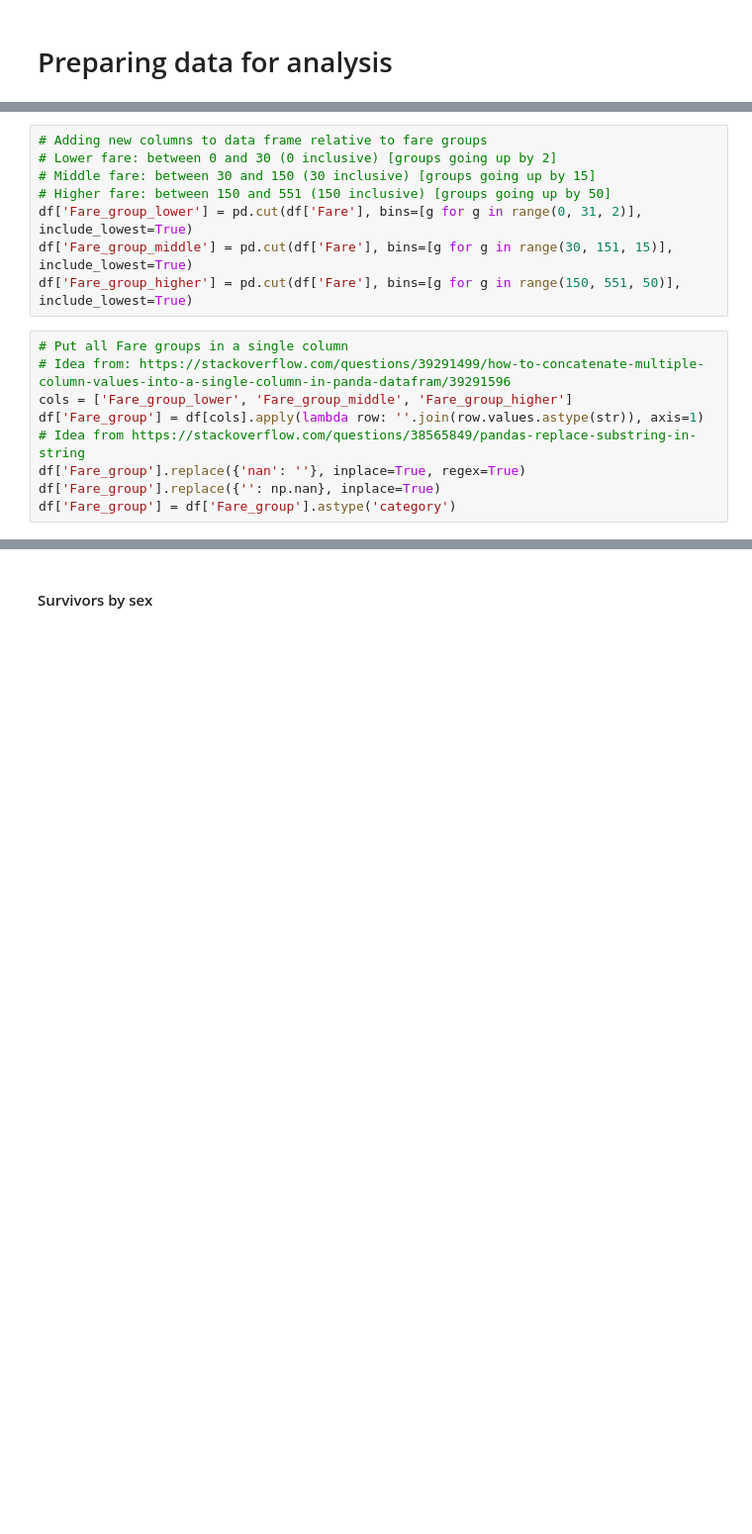
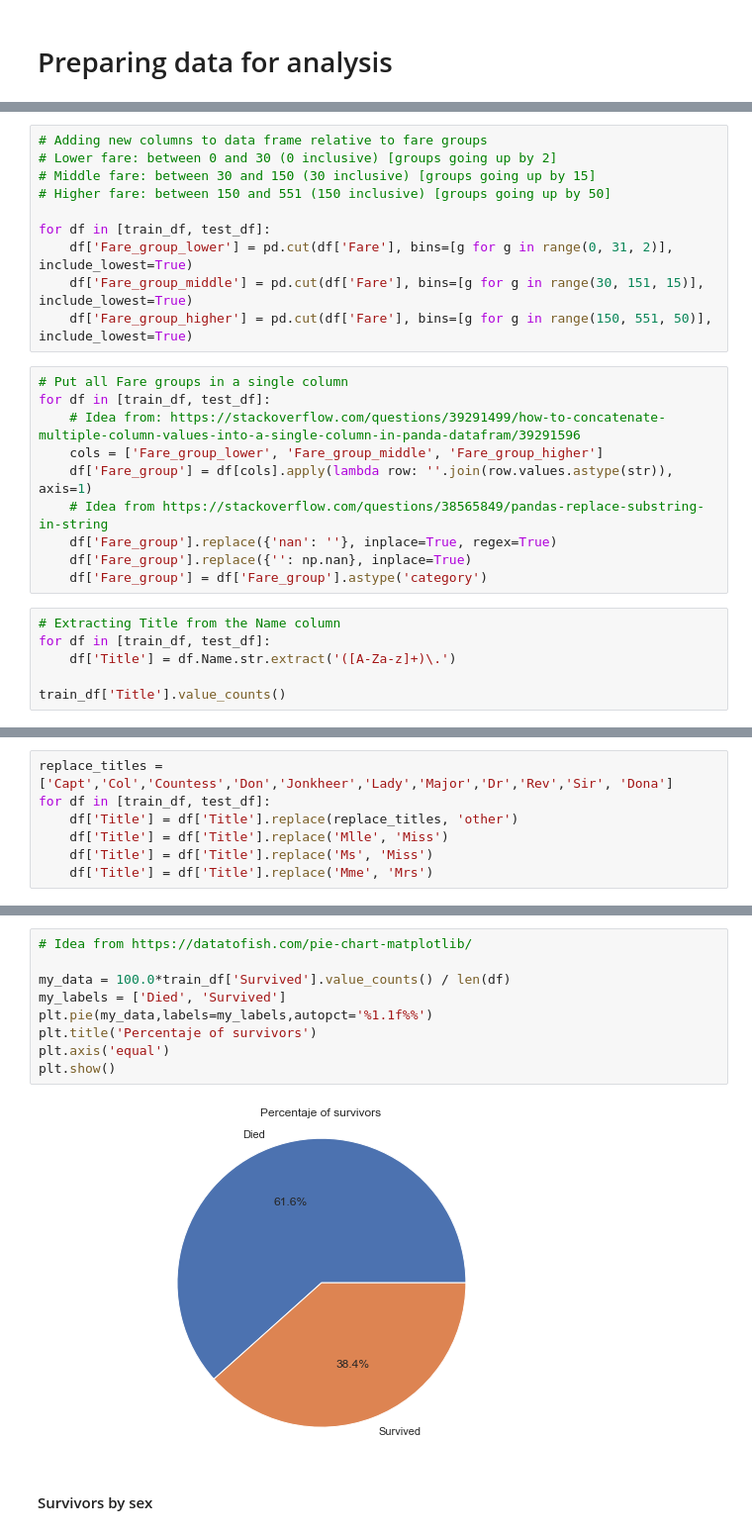
Before and after one commit to JAMorello/data-science-exercises, a Jupyter notebook: Kaggle/Titanic/Titanic, ML from disaster.ipynb, the cells around one changed output, grey strips where cells are left out. Shown at 99% size. Drawn from its saved outputs; the diff is of its cells as text; blank space fills up the shorter version.

```diff
--- a/Kaggle/Titanic/Titanic, ML from disaster.ipynb
+++ b/Kaggle/Titanic/Titanic, ML from disaster.ipynb
@@ -101,15 +165,24 @@ df['Embarked'].replace({'C': 'Cherbourg', 'Q': 'Queenstown', 'S':'Southampton'},
 # Lower fare: between 0 and 30 (0 inclusive) [groups going up by 2]
 # Middle fare: between 30 and 150 (30 inclusive) [groups going up by 15]
 # Higher fare: between 150 and 551 (150 inclusive) [groups going up by 50]
-df['Fare_group_lower'] = pd.cut(df['Fare'], bins=[g for g in range(0, 31, 2)], include_lowest=True)
-df['Fare_group_middle'] = pd.cut(df['Fare'], bins=[g for g in range(30, 151, 15)], include_lowest=True)
-df['Fare_group_higher'] = pd.cut(df['Fare'], bins=[g for g in range(150, 551, 50)], include_lowest=True)
+
+for df in [train_df, test_df]:
+    df['Fare_group_lower'] = pd.cut(df['Fare'], bins=[g for g in range(0, 31, 2)], include_lowest=True)
+    df['Fare_group_middle'] = pd.cut(df['Fare'], bins=[g for g in range(30, 151, 15)], include_lowest=True)
+    df['Fare_group_higher'] = pd.cut(df['Fare'], bins=[g for g in range(150, 551, 50)], include_lowest=True)
 # %%
 # Put all Fare groups in a single column
-# Idea from: https://stackoverflow.com/questions/39291499/how-to-concatenate-multiple-column-values-into-a-single-column-in-panda-datafram/39291596
-cols = ['Fare_group_lower', 'Fare_group_middle', 'Fare_group_higher']
-df['Fare_group'] = df[cols].apply(lambda row: ''.join(row.values.astype(str)), axis=1)
-# Idea from https://stackoverflow.com/questions/38565849/pandas-replace-substring-in-string
-df['Fare_group'].replace({'nan': ''}, inplace=True, regex=True)
-df['Fare_group'].replace({'': np.nan}, inplace=True)
-df['Fare_group'] = df['Fare_group'].astype('category')
+for df in [train_df, test_df]:
+    # Idea from: https://stackoverflow.com/questions/39291499/how-to-concatenate-multiple-column-values-into-a-single-column-in-panda-datafram/39291596
+    cols = ['Fare_group_lower', 'Fare_group_middle', 'Fare_group_higher']
+    df['Fare_group'] = df[cols].apply(lambda row: ''.join(row.values.astype(str)), axis=1)
+    # Idea from https://stackoverflow.com/questions/38565849/pandas-replace-substring-in-string
+    df['Fare_group'].replace({'nan': ''}, inplace=True, regex=True)
+    df['Fare_group'].replace({'': np.nan}, inplace=True)
+    df['Fare_group'] = df['Fare_group'].astype('category')
+# %%
+# Extracting Title from the Name column
+for df in [train_df, test_df]:
+    df['Title'] = df.Name.str.extract('([A-Za-z]+)\.')
+
+train_df['Title'].value_counts()
@@ -116,2 +232,9 @@ df['Fare_group'] = df['Fare_group'].astype('category')
+# %%
+replace_titles = ['Capt','Col','Countess','Don','Jonkheer','Lady','Major','Dr','Rev','Sir', 'Dona']
+for df in [train_df, test_df]:
+    df['Title'] = df['Title'].replace(replace_titles, 'other')
+    df['Title'] = df['Title'].replace('Mlle', 'Miss')
+    df['Title'] = df['Title'].replace('Ms', 'Miss')
+    df['Title'] = df['Title'].replace('Mme', 'Mrs')
 # %%
 # For reference. Checking the passengers that have the highest fare
@@ -143,3 +278,14 @@ sns.set(style="darkgrid", rc={'figure.figsize':(10,6)})
+# %%
+# Idea from https://datatofish.com/pie-chart-matplotlib/
+
+my_data = 100.0*train_df['Survived'].value_counts() / len(df)
+my_labels = ['Died', 'Survived']
+plt.pie(my_data,labels=my_labels,autopct='%1.1f%%')
+plt.title('Percentaje of survivors')
+plt.axis('equal')
+plt.show()
+# %% [output]
+[figure, added]
 # %% [markdown]
 #### Survivors by sex
 # %%
```
Also changed, not shown: parts of 112 cells of this notebook.
